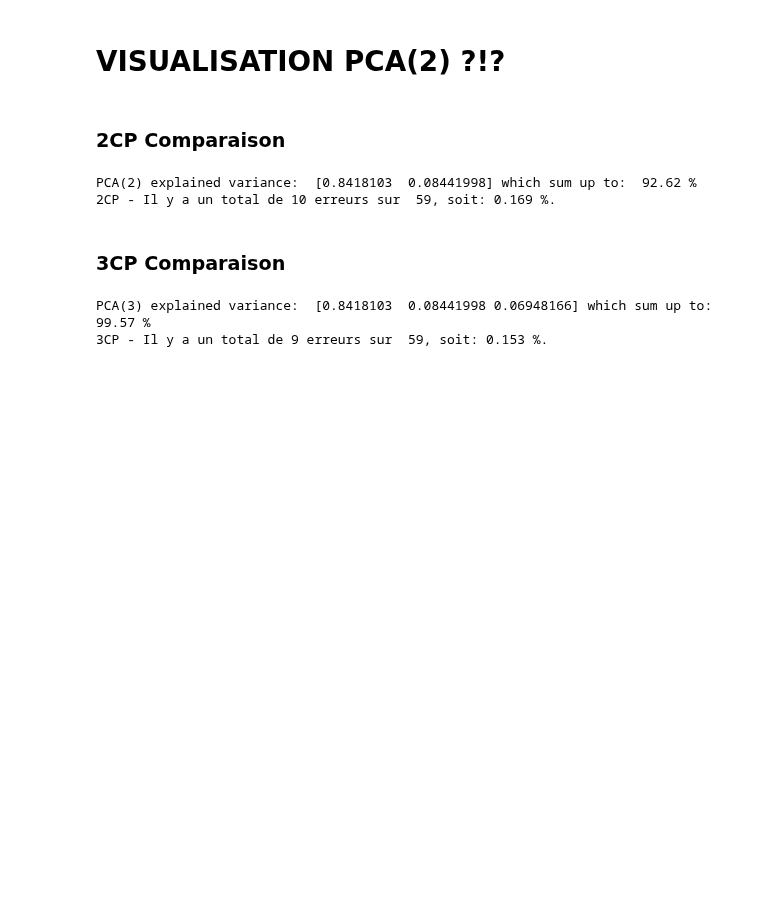
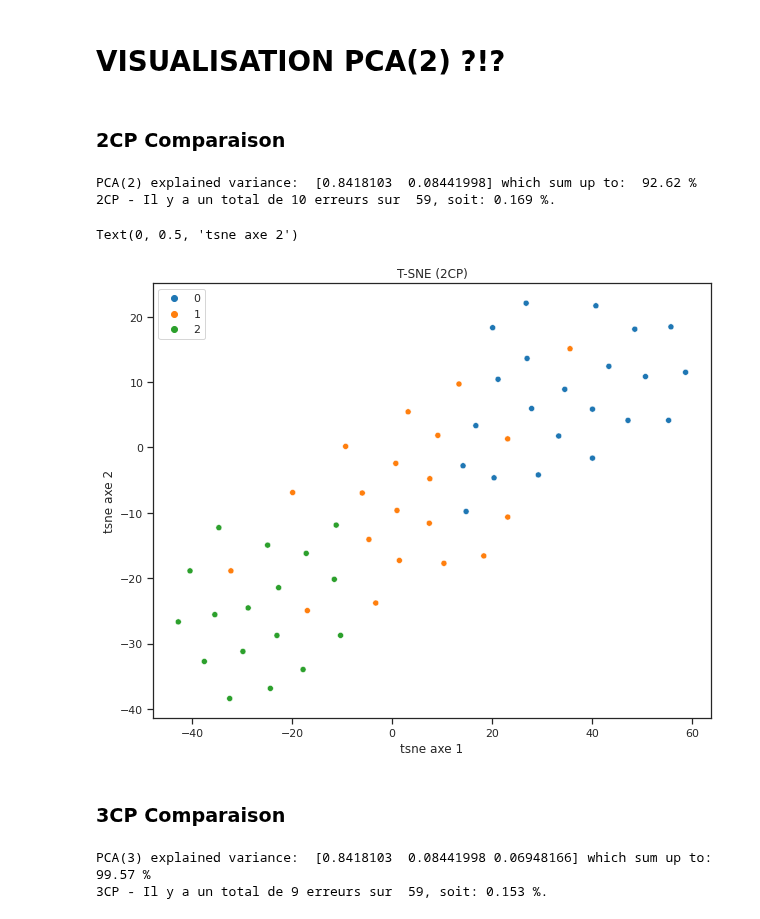
Before and after one commit to ggs22/IFT870-TP1, a Jupyter notebook: tp1.ipynb, the cells around one changed output. Drawn from its saved outputs; the diff is of its cells as text; code cells hidden in the pictures; blank space fills up the shorter version.

```diff
--- a/tp1.ipynb
+++ b/tp1.ipynb
@@ -194,6 +221,18 @@ print("2CP - Il y a un total de {0} erreurs sur  {1}, soit: {2} %.".format(
 # %% [output]
 PCA(2) explained variance:  [0.8418103  0.08441998] which sum up to:  92.62 %
 2CP - Il y a un total de 10 erreurs sur  59, soit: 0.169 %.
+# %%
+tsne = TSNE()
+X_tsne_pca2 = tsne.fit_transform(X_pca_2)
+
+fig, axes = plt.subplots(1, 1,figsize=(10,8))
+sns.scatterplot(x=X_tsne_pca2[:,0], y=X_tsne_pca2[:,1], hue=target, palette='tab10')
+axes.set_title('T-SNE (2CP)')
+axes.set_xlabel("tsne axe 1")
+axes.set_ylabel("tsne axe 2")
+# %% [output]
+Text(0, 0.5, 'tsne axe 2')
+[figure, added]
 # %% [markdown]
 ### 3CP Comparaison
 # %%
```
Also changed, not shown: parts of 58 cells of this notebook.
